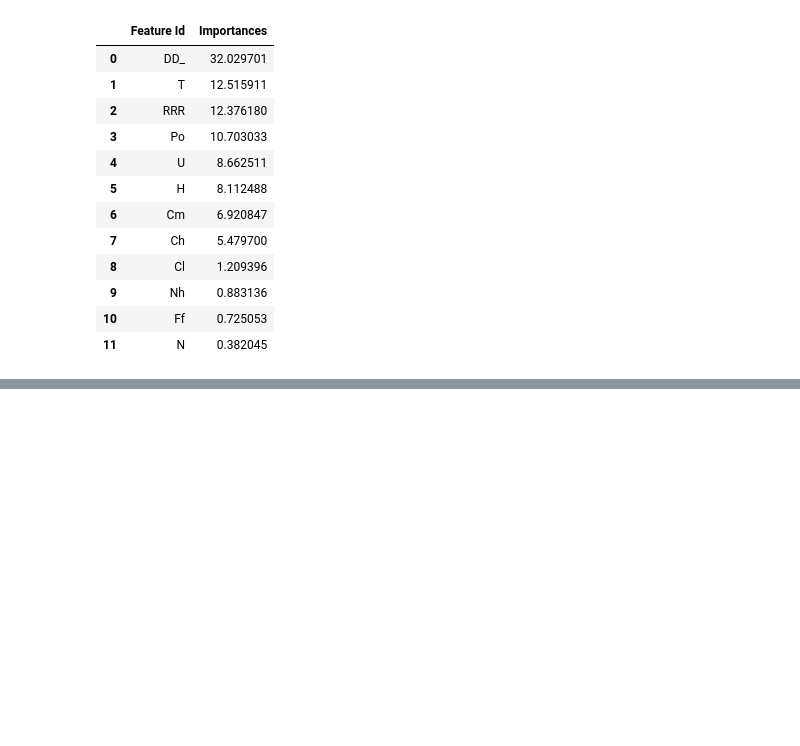
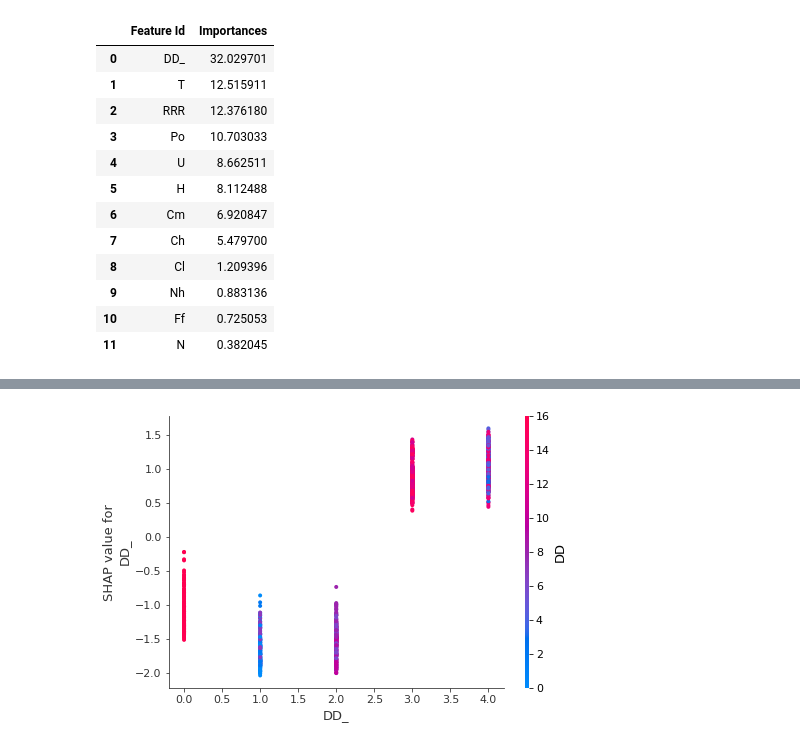
Before and after one commit to dimka11/coursework, a Jupyter notebook: NewData/CatBoost Features trying.ipynb, the cells around one changed output, grey strips where cells are left out. Saved outputs shown, nothing was run; the diff lists cells and outputs as text; code cells hidden in the pictures; blank space fills up the shorter version.

```diff
--- a/NewData/CatBoost Features trying.ipynb
+++ b/NewData/CatBoost Features trying.ipynb
@@ -300,0 +385,4 @@ fi
+# %%
+shap.dependence_plot('DD_', shap_values, train_data1, interaction_index="DD")
+# %% [output]
+[figure, added]
```
Also changed, not shown: parts of 13 cells of this notebook, 6 other files.
